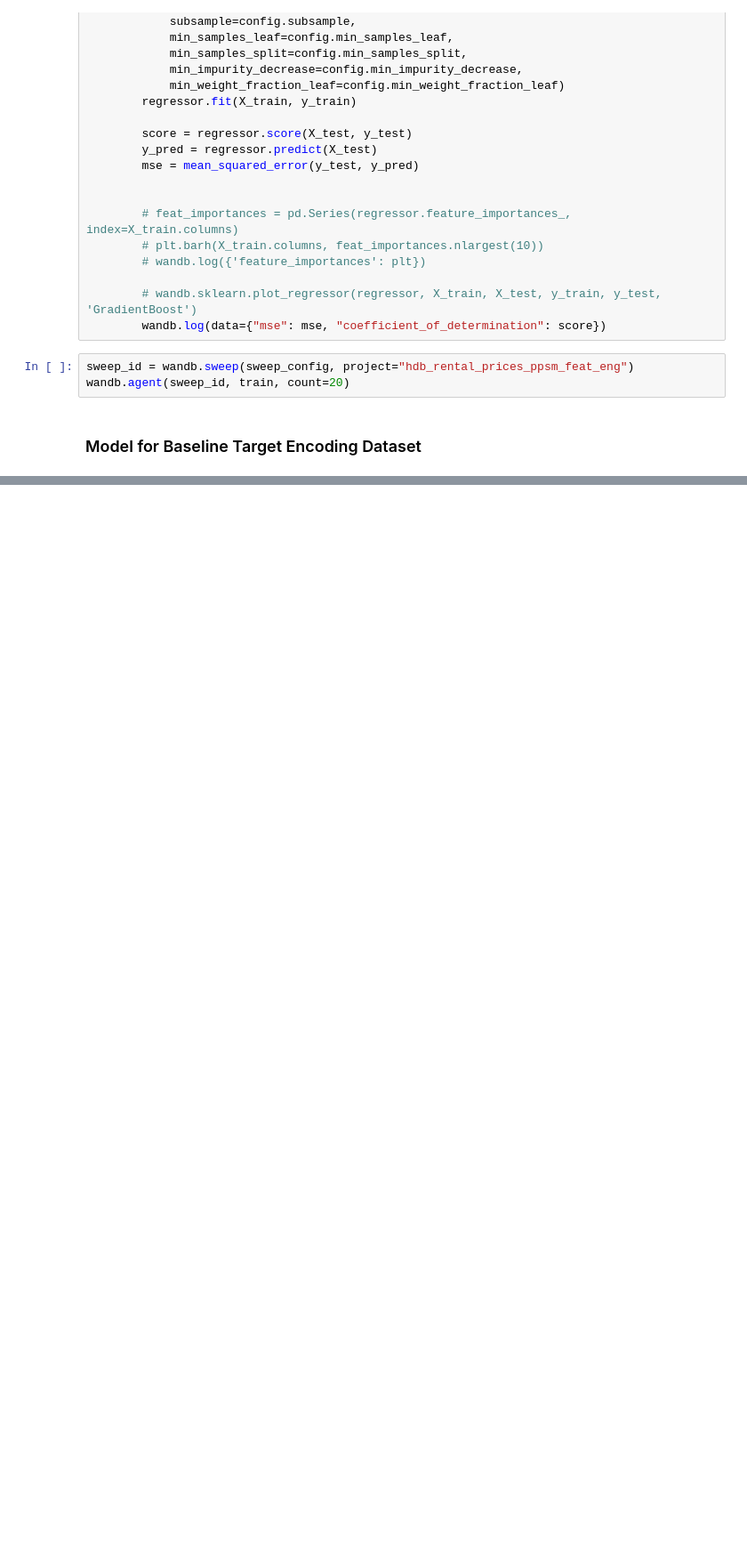
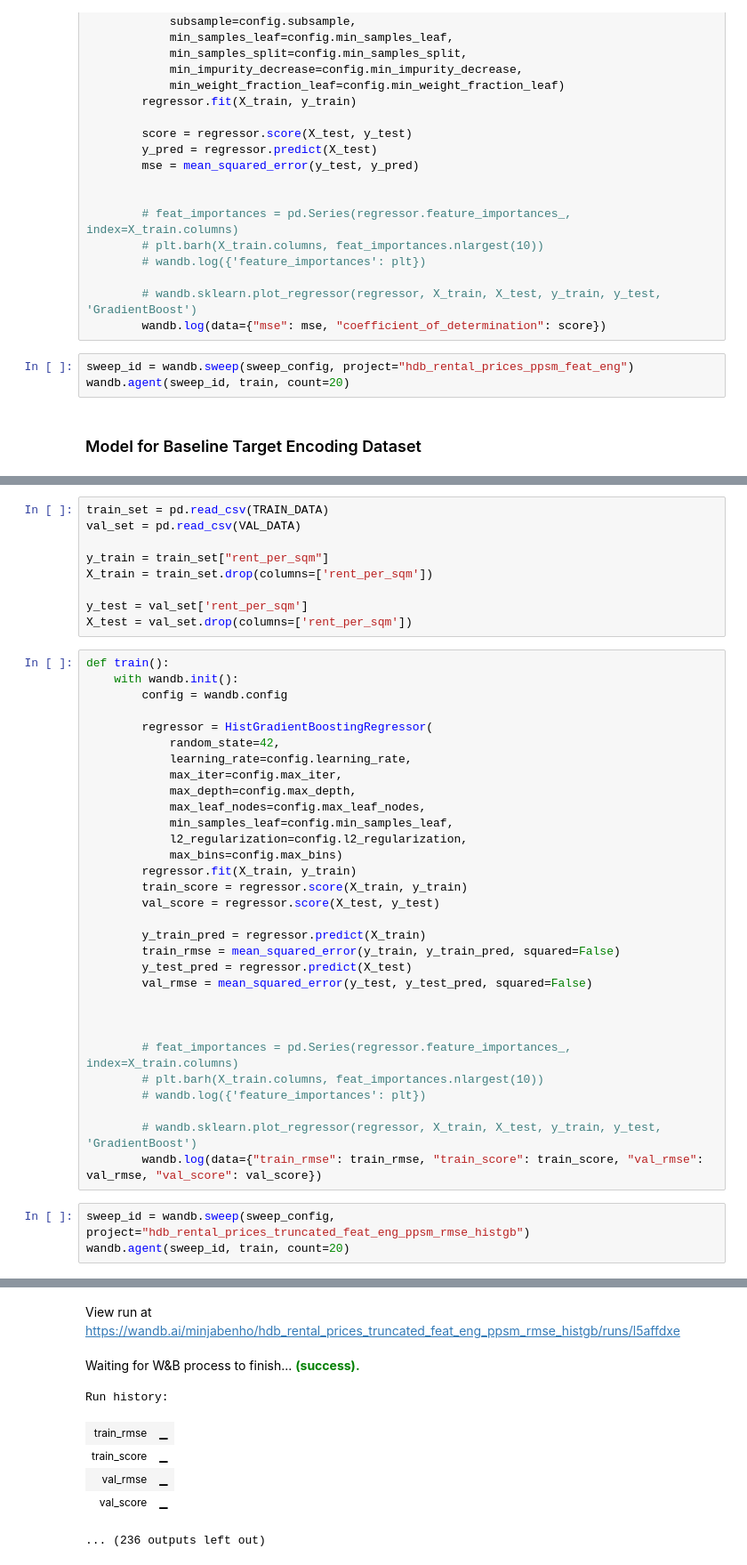
Before and after one commit to benhgm/cs5228_flat_rental, a Jupyter notebook: gradientboost.ipynb, the cells around one changed output, grey strips where cells are left out. Shown at 89% size. Cells and saved outputs as stored; diff of their text form; blank space fills up the shorter version.

```diff
--- a/gradientboost.ipynb
+++ b/gradientboost.ipynb
@@ -443,0 +655,44 @@ sweep_config['metric'] = metric
+# %%
+train_set = pd.read_csv(TRAIN_DATA)
+val_set = pd.read_csv(VAL_DATA)
+
+y_train = train_set["rent_per_sqm"]
+X_train = train_set.drop(columns=['rent_per_sqm'])
+
+y_test = val_set['rent_per_sqm']
+X_test = val_set.drop(columns=['rent_per_sqm'])
+# %%
+def train():
+    with wandb.init():
+        config = wandb.config
+
+        regressor = HistGradientBoostingRegressor(
+            random_state=42,
+            learning_rate=config.learning_rate,
+            max_iter=config.max_iter,
+            max_depth=config.max_depth,
+            max_leaf_nodes=config.max_leaf_nodes,
+            min_samples_leaf=config.min_samples_leaf,
+            l2_regularization=config.l2_regularization,
+            max_bins=config.max_bins)
+        regressor.fit(X_train, y_train)
+        train_score = regressor.score(X_train, y_train)
+        val_score = regressor.score(X_test, y_test)
+
+        y_train_pred = regressor.predict(X_train)
+        train_rmse = mean_squared_error(y_train, y_train_pred, squared=False)
+        y_test_pred = regressor.predict(X_test)
+        val_rmse = mean_squared_error(y_test, y_test_pred, squared=False)
+
+
+
+        # feat_importances = pd.Series(regressor.feature_importances_, index=X_train.columns)
+        # plt.barh(X_train.columns, feat_importances.nlargest(10))
+        # wandb.log({'feature_importances': plt})
+
+        # wandb.sklearn.plot_regressor(regressor, X_train, X_test, y_train, y_test, 'GradientBoost')
+        wandb.log(data={"train_rmse": train_rmse, "train_score": train_score, "val_rmse": val_rmse, "val_score": val_score})
+# %%
+sweep_id = wandb.sweep(sweep_config, project="hdb_rental_prices_truncated_feat_eng_ppsm_rmse_histgb")
+wandb.agent(sweep_id, train, count=20)
+# %% [output]
@@ -443,0 +717,8 @@ sweep_config['metric'] = metric
+View run at https://wandb.ai/minjabenho/hdb_rental_prices_truncated_feat_eng_ppsm_rmse_histgb/runs/l5affdxe
+Waiting for W&B process to finish... (success).
+Run history:
+| train_rmse | ▁ |
+| train_score | ▁ |
+| val_rmse | ▁ |
+| val_score | ▁ |
+... (236 outputs left out)
```
Also changed, not shown: parts of 20 cells of this notebook, 1 other file.
